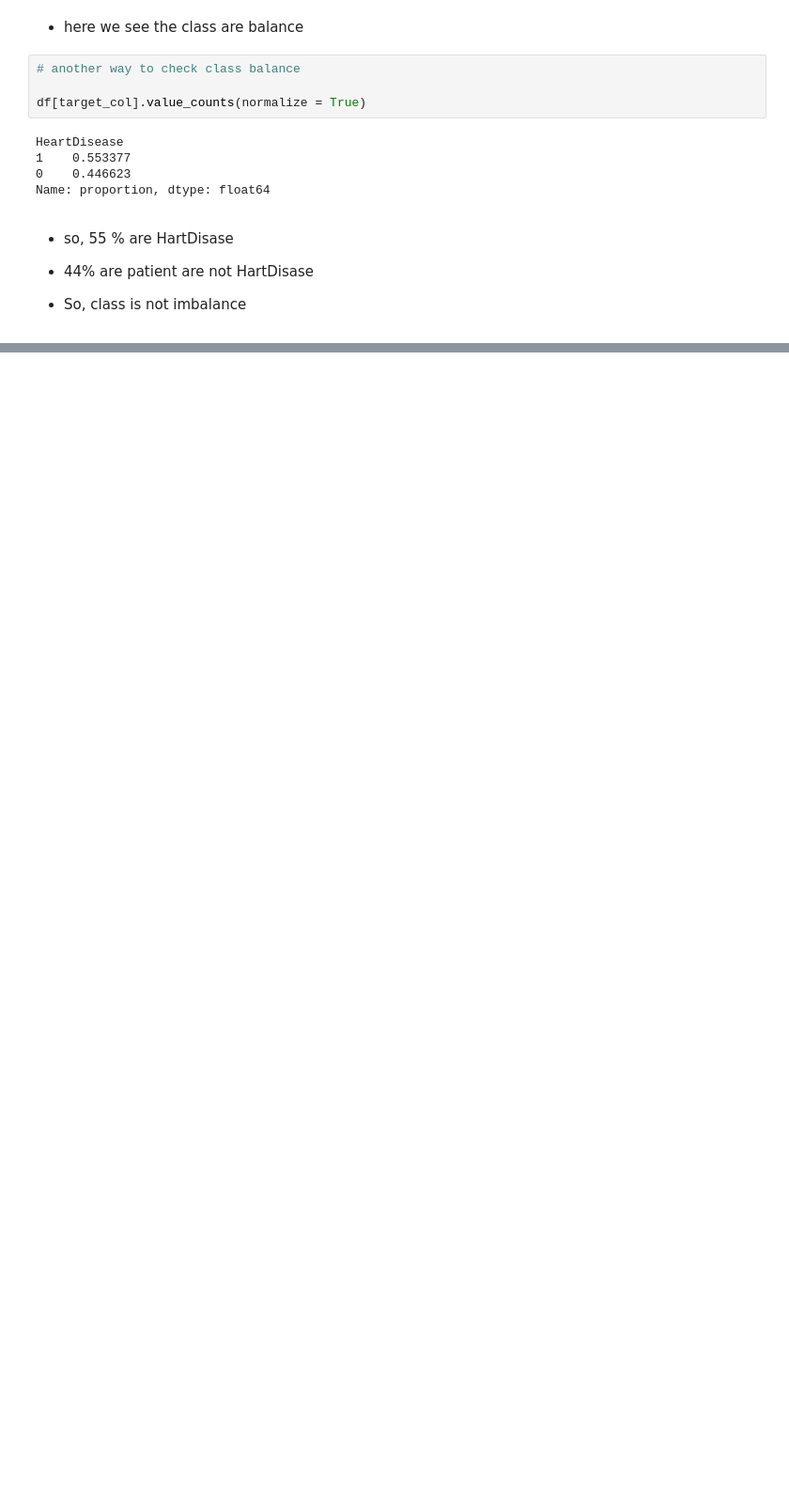
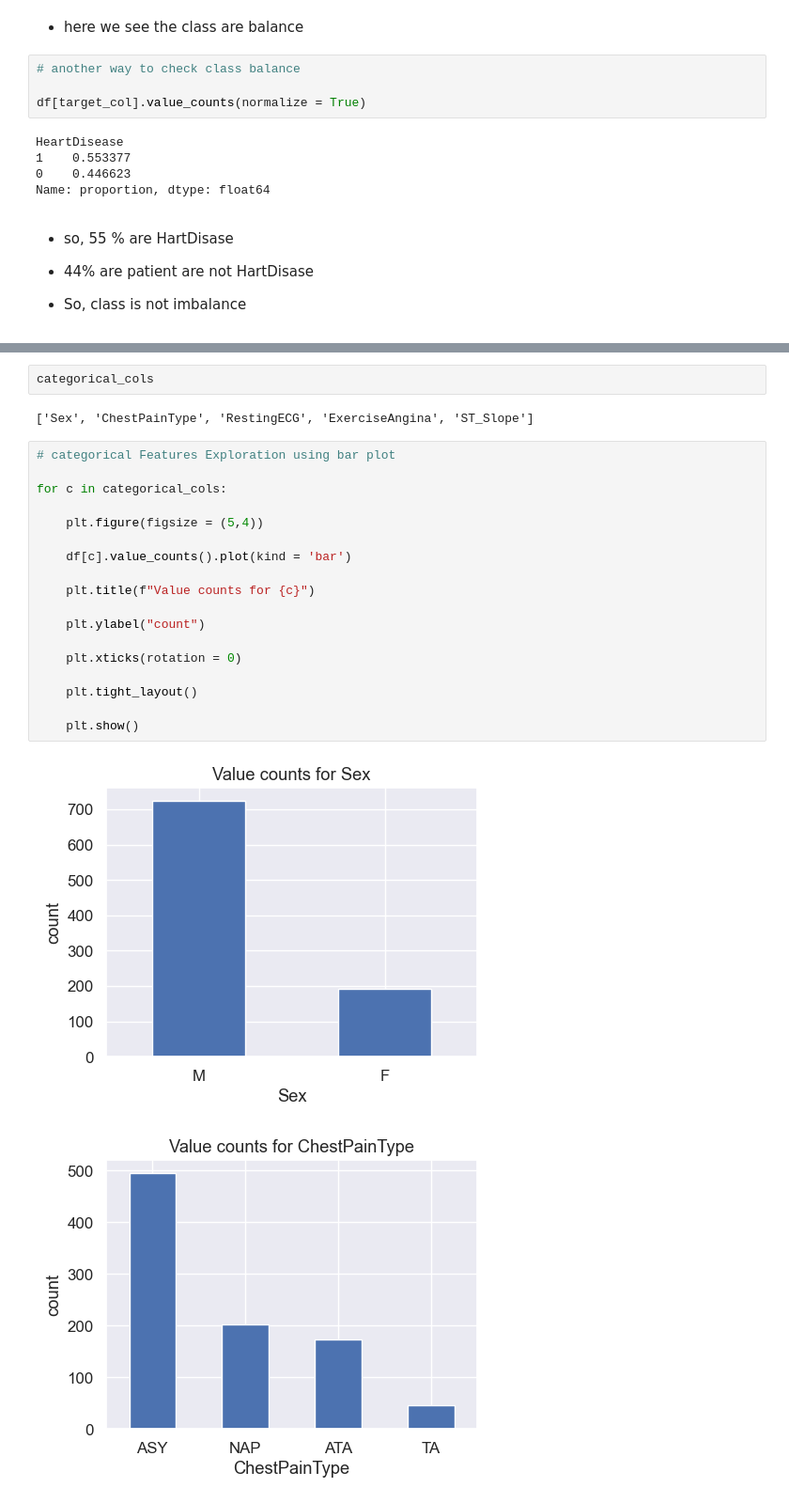
Before and after one commit to KzRaihan/Machine-learning, a Jupyter notebook: Module_06_EDA/_2_EDA_for_heart_failure.ipynb, the cells around one changed output, grey strips where cells are left out. Shown at 94% size. Saved outputs shown, nothing was run; the diff lists cells and outputs as text; blank space fills up the shorter version.

```diff
--- a/Module_06_EDA/_2_EDA_for_heart_failure.ipynb
+++ b/Module_06_EDA/_2_EDA_for_heart_failure.ipynb
@@ -326,0 +339,25 @@ Name: proportion, dtype: float64
+# %%
+categorical_cols
+# %% [output]
+['Sex', 'ChestPainType', 'RestingECG', 'ExerciseAngina', 'ST_Slope']
+# %%
+# categorical Features Exploration using bar plot
+
+for c in categorical_cols:
+
+    plt.figure(figsize = (5,4))
+
+    df[c].value_counts().plot(kind = 'bar')
+
+    plt.title(f"Value counts for {c}")
+
+    plt.ylabel("count")
+
+    plt.xticks(rotation = 0)
+
+    plt.tight_layout()
+
+    plt.show()
+# %% [output]
+[figure, added]
+[figure, added]
```
Also changed, not shown: parts of 18 cells of this notebook, 1 other file.
